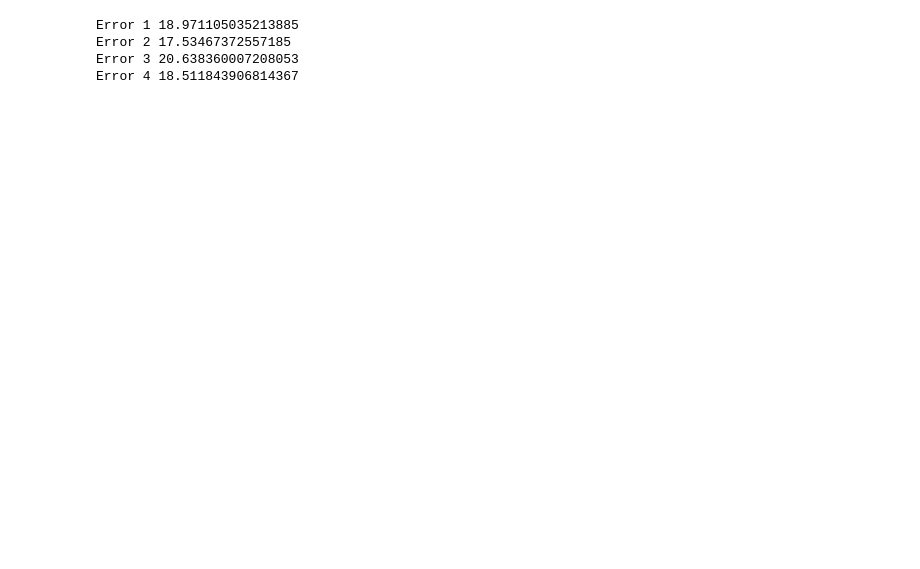
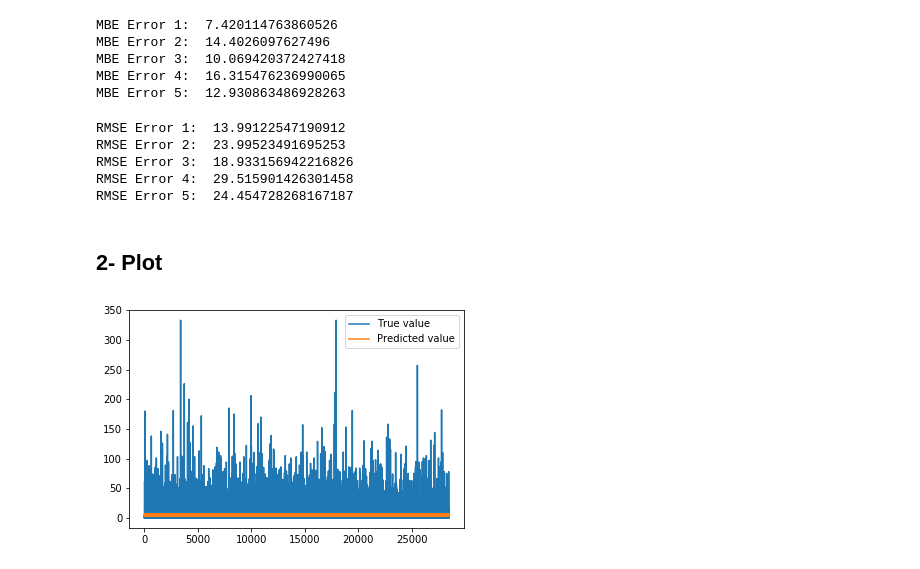
Before and after one commit to AmrKhalifa/Modeling-rainfall-data-in-Bangladesh, a Jupyter notebook: models/Model_2_Bayesain_Linear_Regression.ipynb, the cells around one changed output. Cells and saved outputs as stored; diff of their text form; code cells hidden in the pictures; blank space fills up the shorter version.

Commit message:
adding Normal and Time Series Models

```diff
--- a/models/Model_2_Bayesain_Linear_Regression.ipynb
+++ b/models/Model_2_Bayesain_Linear_Regression.ipynb
@@ -14,24 +19,27 @@ cluster4=pd.read_csv('clustered_data/cluster4_v2.csv')
 # %%
 # Xn will contain 'Year, Month, Day, Cluster'
 
-X1=cluster1.values[:,1:5]
-X2=cluster2.values[:,1:5]
-X3=cluster3.values[:,1:5]
-X4=cluster4.values[:,1:5]
+X1=cluster1.values[:,a]
+X2=cluster2.values[:,a]
+X3=cluster3.values[:,a]
+X4=cluster4.values[:,a]
+X5=cluster5.values[:,a]
 
 # y will contain 'Rainfall'
 
-y1=cluster1.values[:,5]
-y2=cluster2.values[:,5]
-y3=cluster3.values[:,5]
-y4=cluster4.values[:,5]
+y1=cluster1.values[:,b]
+y2=cluster2.values[:,b]
+y3=cluster3.values[:,b]
+y4=cluster4.values[:,b]
+y5=cluster5.values[:,b]
 # %%
 # Define the Ridge model for every cluster
 
-ridge_reg1 = linear_model.Ridge(alpha=.8)
-ridge_reg2 = linear_model.Ridge(alpha=.8)
-ridge_reg3 = linear_model.Ridge(alpha=.8)
-ridge_reg4 = linear_model.Ridge(alpha=.8)
+ridge_reg1 = linear_model.Ridge(alpha=.5)
+ridge_reg2 = linear_model.Ridge(alpha=.5)
+ridge_reg3 = linear_model.Ridge(alpha=.5)
+ridge_reg4 = linear_model.Ridge(alpha=.5)
+ridge_reg5 = linear_model.Ridge(alpha=.5)
 # %%
 # Apply the cross validation for every cluster data
 
@@ -52,6 +113,7 @@ Ridge(alpha=0.8, copy_X=True, fit_intercept=True, max_iter=10000,
 # %%
 # Test the models
-y1_pred=ridge_reg1.predict(X1_test)
-y2_pred=ridge_reg1.predict(X2_test)
-y3_pred=ridge_reg1.predict(X3_test)
-y4_pred=ridge_reg1.predict(X4_test)
+y1_pred_station_cluster1=ridge_reg1.predict(X1_test)
+y2_pred_station_cluster2=ridge_reg2.predict(X2_test)
+y3_pred_station_cluster3=ridge_reg3.predict(X3_test)
+y4_pred_station_cluster4=ridge_reg4.predict(X4_test)
+y5_pred_station_cluster5=ridge_reg5.predict(X5_test)
@@ -64,10 +133,37 @@ error4=np.sqrt(mean_squared_error(y4_test, y4_pred))
 # %%
-print("Error 1",error1)
-print("Error 2",error2)
-print("Error 3",error3)
-print("Error 4",error4)
+print("MBE Error 1: ",mbe_error1)
+print("MBE Error 2: ",mbe_error2)
+print("MBE Error 3: ",mbe_error3)
+print("MBE Error 4: ",mbe_error4)
+print("MBE Error 5: ",mbe_error5)
 # %% [output]
-Error 1 18.971105035213885
-Error 2 17.53467372557185
-Error 3 20.638360007208053
-Error 4 18.511843906814367
+MBE Error 1:  7.420114763860526
+MBE Error 2:  14.4026097627496
+MBE Error 3:  10.069420372427418
+MBE Error 4:  16.315476236990065
+MBE Error 5:  12.930863486928263
+# %%
+print("RMSE Error 1: ",rmse_error1)
+print("RMSE Error 2: ",rmse_error2)
+print("RMSE Error 3: ",rmse_error3)
+print("RMSE Error 4: ",rmse_error4)
+print("RMSE Error 5: ",rmse_error5)
+# %% [output]
+RMSE Error 1:  13.99122547190912
+RMSE Error 2:  23.99523491695253
+RMSE Error 3:  18.933156942216826
+RMSE Error 4:  29.515901426301458
+RMSE Error 5:  24.454728268167187
+# %% [markdown]
+## 2- Plot
+# %%
+# y1_station_cluster1 = np.array(y1_station_cluster1)
+plt.plot(y1_test,label='True value')
+# plt.figure()
+plt.plot(y1_pred_station_cluster1,label='Predicted value')
+
+plt.legend()
+
+plt.savefig('Plots/ridge_regression_cluster_1_prediction_test.svg',format='svg')
+# %% [output]
+[figure, added]
```
Also changed, not shown: parts of 16 cells of this notebook, 41 other files.
